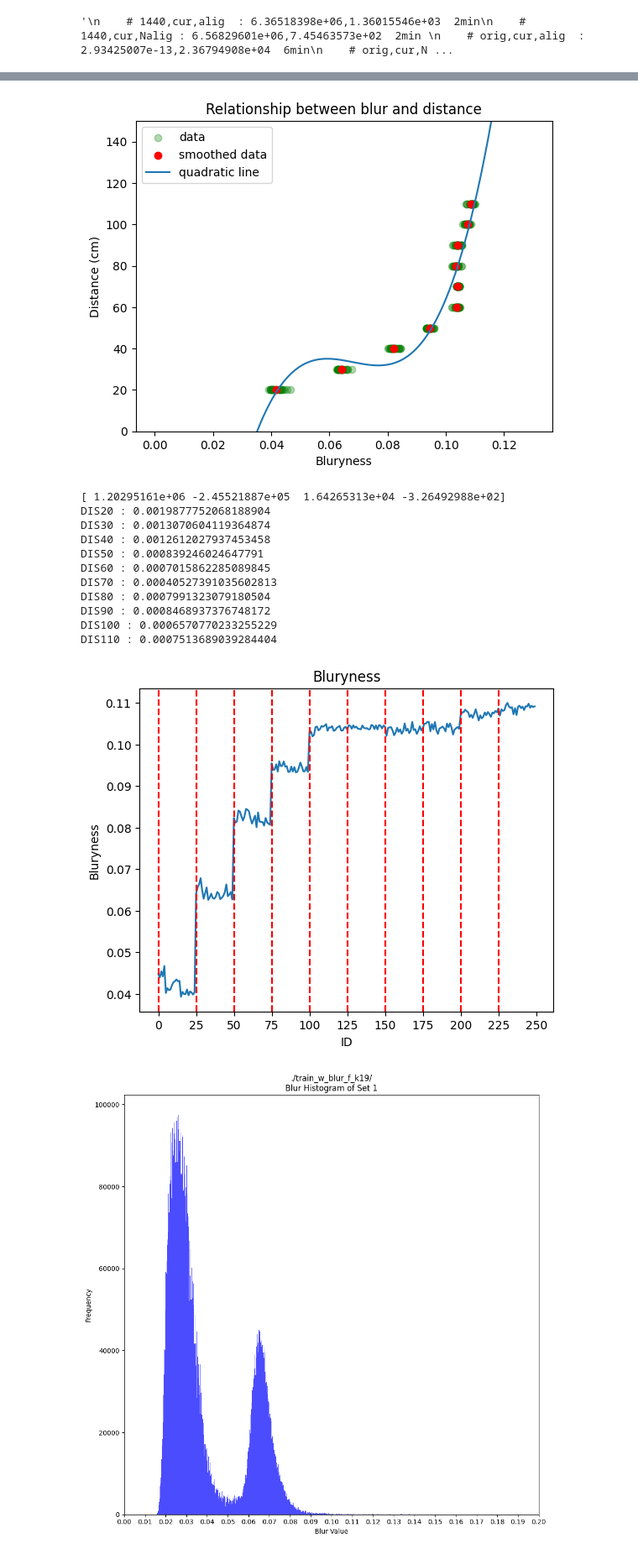
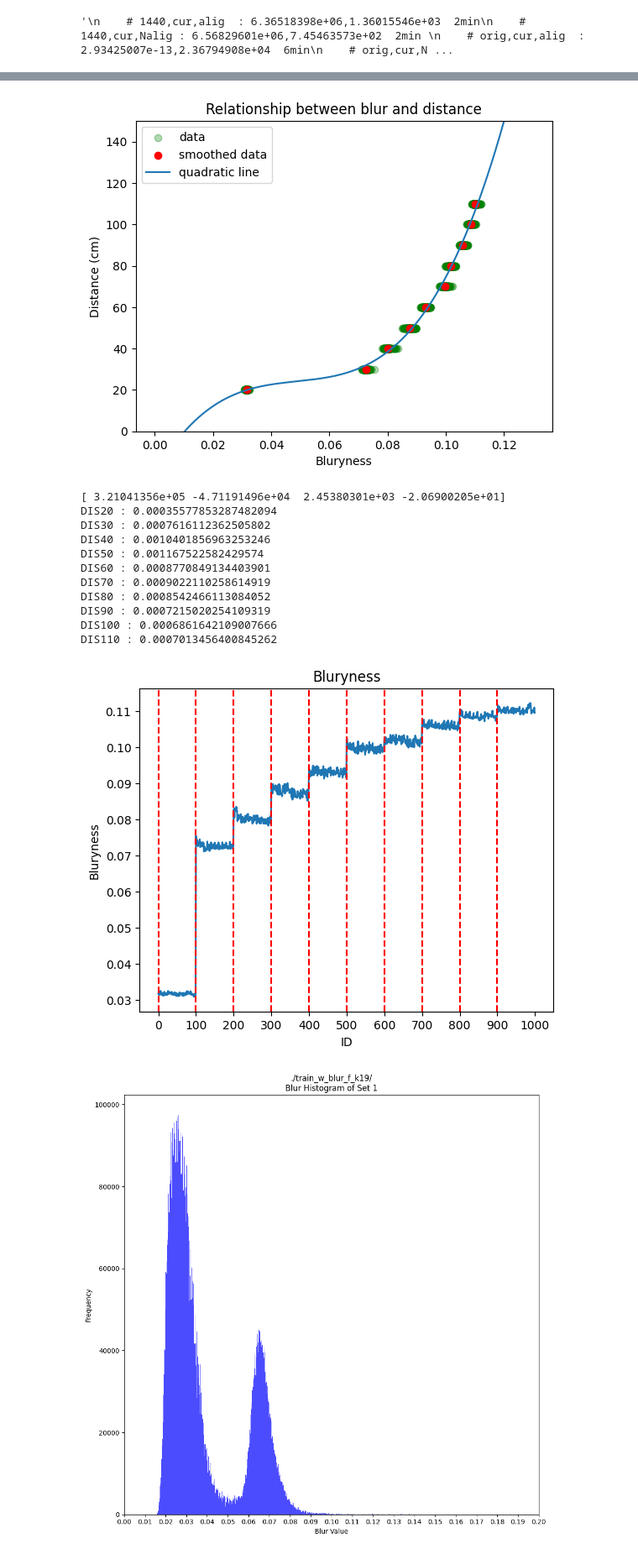
Before and after one commit to AlenChen0216/DFDS, a Jupyter notebook: op_dfds.ipynb, the cells around one changed output, grey strips where cells are left out. Shown at 84% size. Saved outputs shown, nothing was run; the diff lists cells and outputs as text; code cells hidden in the pictures.

```diff
--- a/op_dfds.ipynb
+++ b/op_dfds.ipynb
@@ -84,7 +84,7 @@ def model_3d(range_dis,edge,mask,round_idx):
 
 #camera parameters
 FOCAL_POINT = 20.0 #cm
-TE = 25 #amount of calibration images for each distance
+TE = 100 #amount of calibration images for each distance
 F = 4.0 #cm 1.6 for sony ,  4.0 for cannon
 D1 = F/13.0 #cm   2.8 for sony, 13.0 for cannon
 D2 = F/22.0 #cm   5.6 for sony, 22.0 for cannon
@@ -970,8 +970,9 @@ def wrong_seg():
         print("==----------------------------------------------==\n")
 
 REC = False
-REC2 = False
-REC3 = False
+REC2 = True     #convoluted blurness
+REC3 = False    # #full size blurness
+
 # CAL_HEAD = "./train/"
 # POSITION_START = 12
 # POSITION_END = 10
@@ -1004,16 +1005,16 @@ Done 11 .
-[figure, old version]
+[figure, new version]
-[ 1.20295161e+06 -2.45521887e+05  1.64265313e+04 -3.26492988e+02]
-DIS20 : 0.0019877752068188904
-DIS30 : 0.0013070604119364874
-DIS40 : 0.0012612027937453458
-DIS50 : 0.000839246024647791
-DIS60 : 0.0007015862285089845
-DIS70 : 0.00040527391035602813
-DIS80 : 0.0007991323079180504
-DIS90 : 0.0008468937376748172
-DIS100 : 0.0006570770233255229
-DIS110 : 0.0007513689039284404
+[ 3.21041356e+05 -4.71191496e+04  2.45380301e+03 -2.06900205e+01]
+DIS20 : 0.00035577853287482094
+DIS30 : 0.0007616112362505802
+DIS40 : 0.0010401856963253246
+DIS50 : 0.001167522582429574
+DIS60 : 0.0008770849134403901
+DIS70 : 0.0009022110258614919
+DIS80 : 0.0008542466113084052
+DIS90 : 0.0007215020254109319
+DIS100 : 0.0006861642109007666
+DIS110 : 0.0007013456400845262
-[figure, old version]
+[figure, new version]
 # %%
 BLUR_STORAGE2 = CAL_HEAD[:-1]+"_w_blur/"
 BLUR_STORAGE3 = CAL_HEAD[:-1]+"_o_blur/"
```
Also changed, not shown: parts of 2 cells of this notebook, 1 other file.
